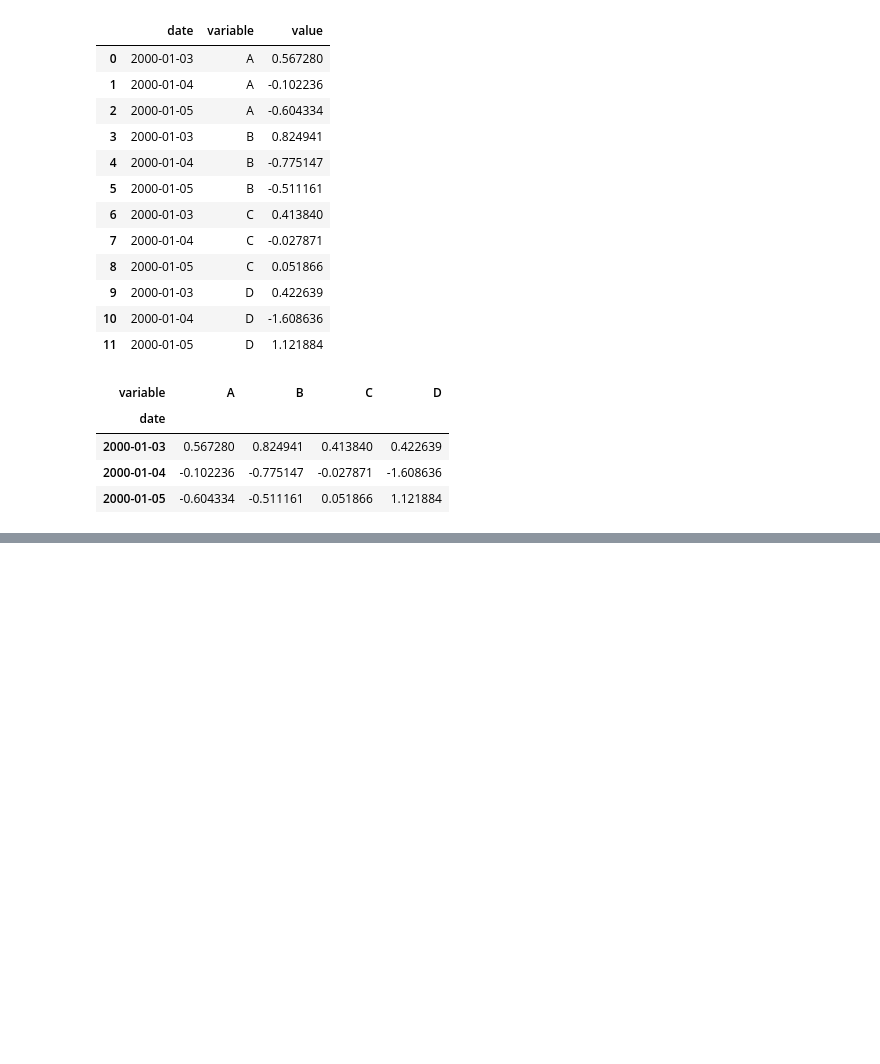
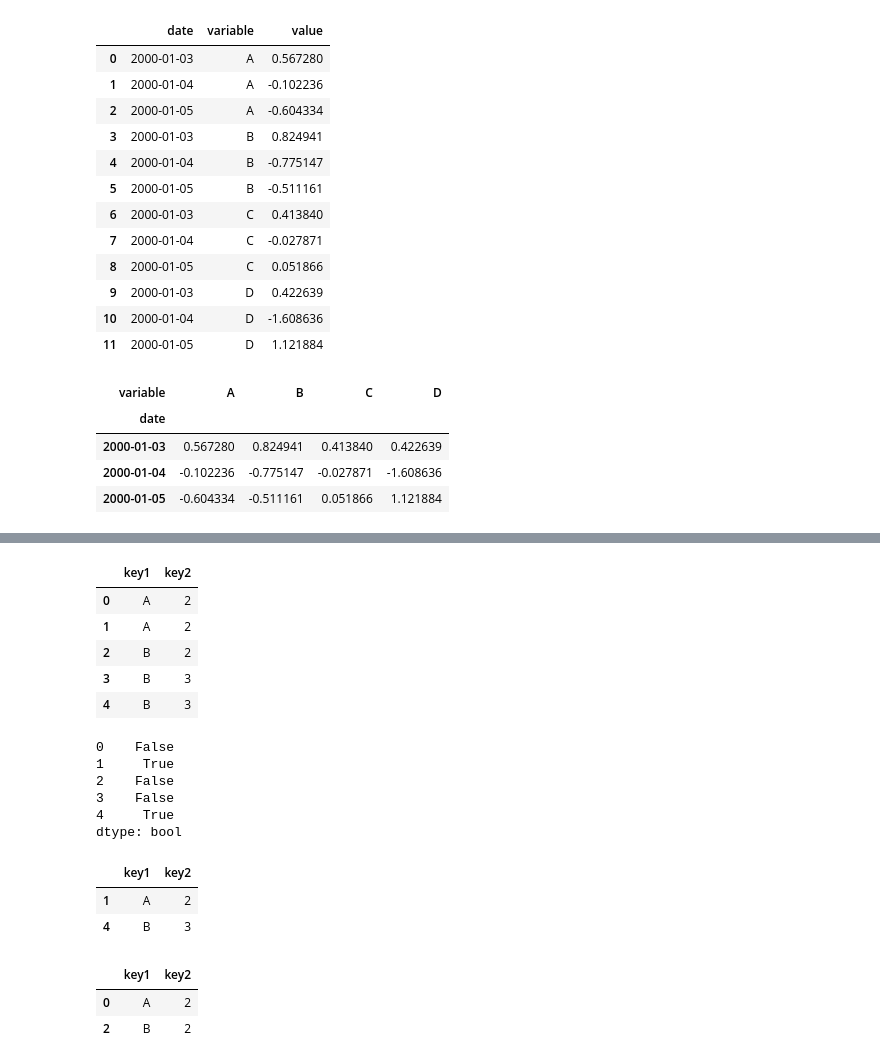
Before and after one commit to aki-06/Data_Science, a Jupyter notebook: 20180504_データ解析の基礎.ipynb, the cells around one changed output, grey strips where cells are left out. Cells and saved outputs as stored; diff of their text form; code cells hidden in the pictures; blank space fills up the shorter version.

```diff
--- a/20180504_データ解析の基礎.ipynb
+++ b/20180504_データ解析の基礎.ipynb
@@ -389,0 +434,30 @@ df_piv
+# %%
+df
+# %% [output]
+|  | key1 | key2 |
+| 0 | A | 2 |
+| 1 | A | 2 |
+| 2 | B | 2 |
+| 3 | B | 3 |
+| 4 | B | 3 |
+# %%
+df.duplicated()
+# %% [output]
+0    False
+1     True
+2    False
+3    False
+4     True
+dtype: bool
+# %%
+df.drop_duplicates(['key1'], keep='last')
+# %% [output]
+|  | key1 | key2 |
+| 1 | A | 2 |
+| 4 | B | 3 |
+# %%
+df.drop_duplicates(['key1'], keep='first')
+# %% [output]
+|  | key1 | key2 |
+| 0 | A | 2 |
+| 2 | B | 2 |
```
Also changed, not shown: parts of 8 cells of this notebook.
